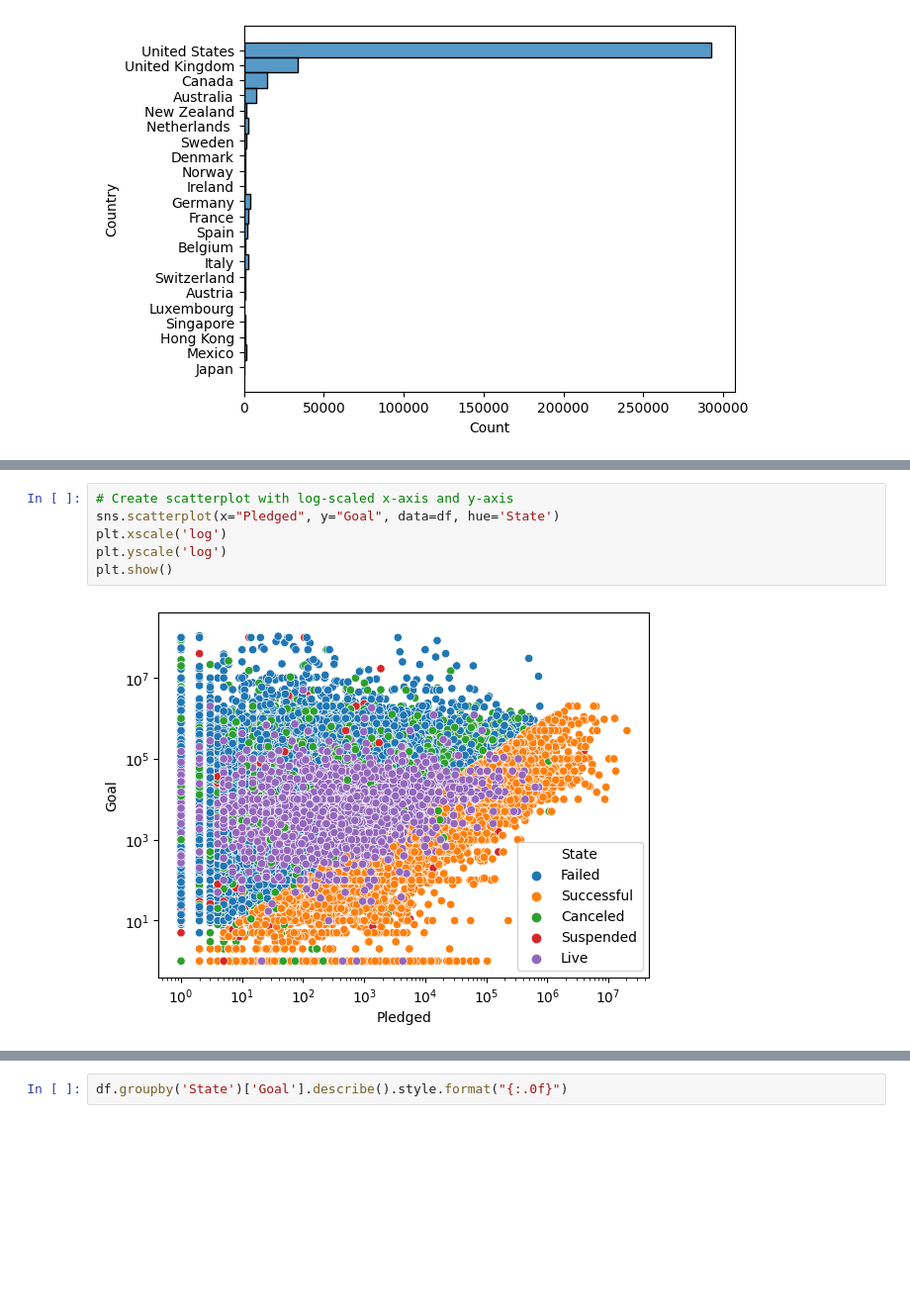
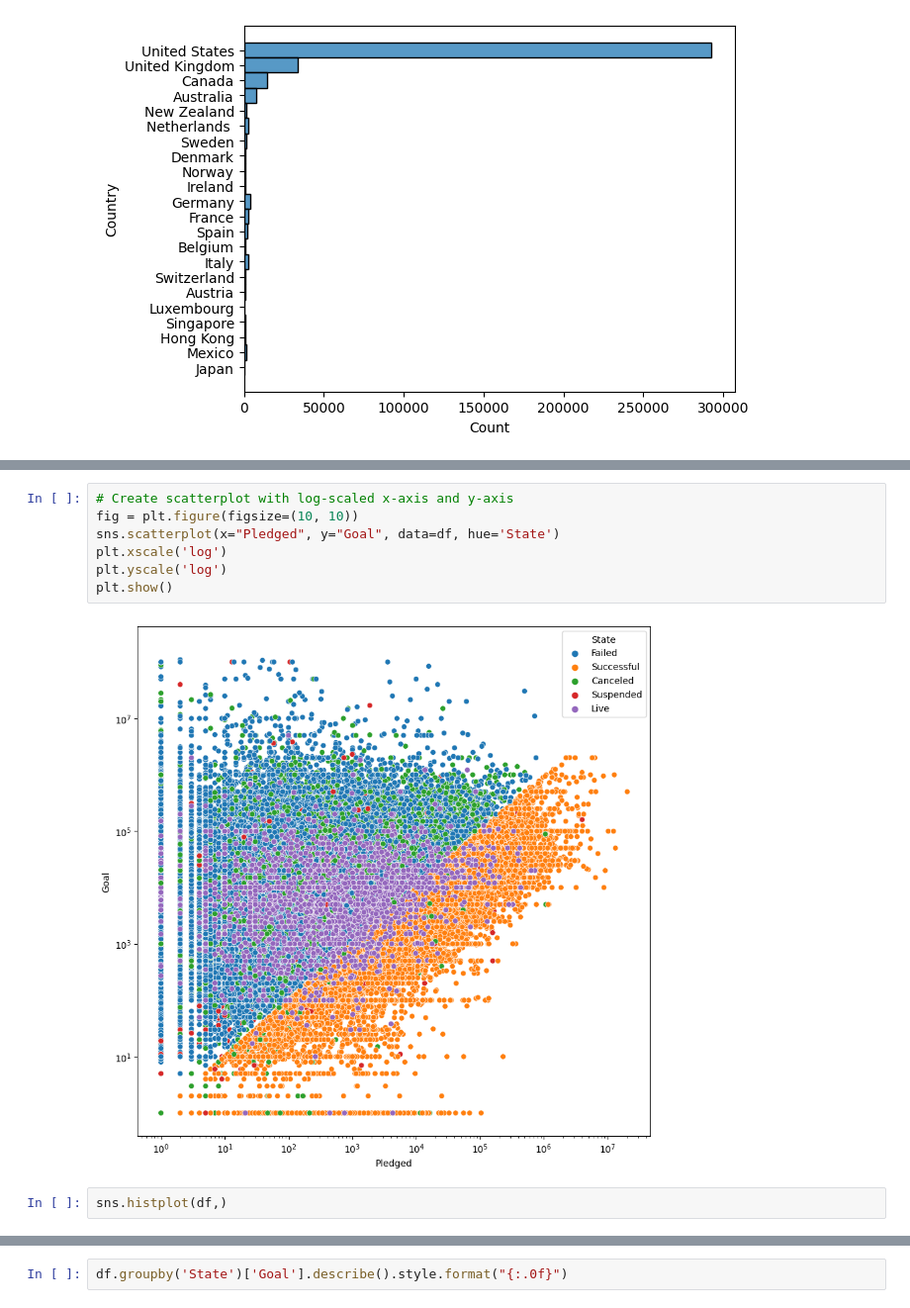
Before and after one commit to rouven-pampus/kickstart_masters, a Jupyter notebook: 01_kickstarter_EDA.ipynb, the cells around one changed output, grey strips where cells are left out. Shown at 99% size. Cells and saved outputs as stored; diff of their text form; blank space fills up the shorter version.

```diff
--- a/01_kickstarter_EDA.ipynb
+++ b/01_kickstarter_EDA.ipynb
@@ -91,10 +115,13 @@ ax = sns.histplot(df, y='State');
 # %%
 # Create scatterplot with log-scaled x-axis and y-axis
+fig = plt.figure(figsize=(10, 10))
 sns.scatterplot(x="Pledged", y="Goal", data=df, hue='State')
 plt.xscale('log')
 plt.yscale('log')
 plt.show()
 # %% [output]
-[figure, old version]
+[figure, new version]
+# %%
+sns.histplot(df,)
 # %%
 #check for summary statistics
```
Also changed, not shown: parts of 8 cells of this notebook, 1 other file.
